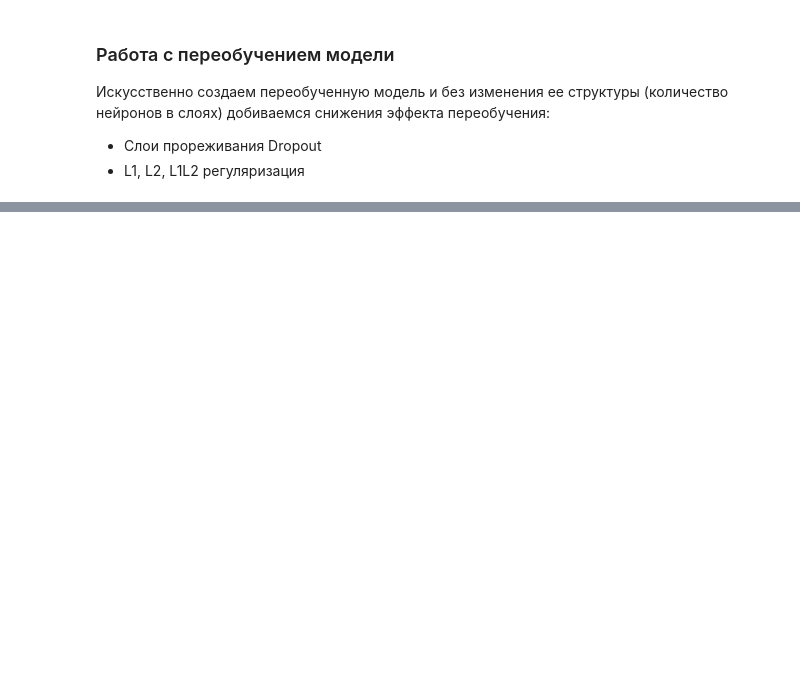
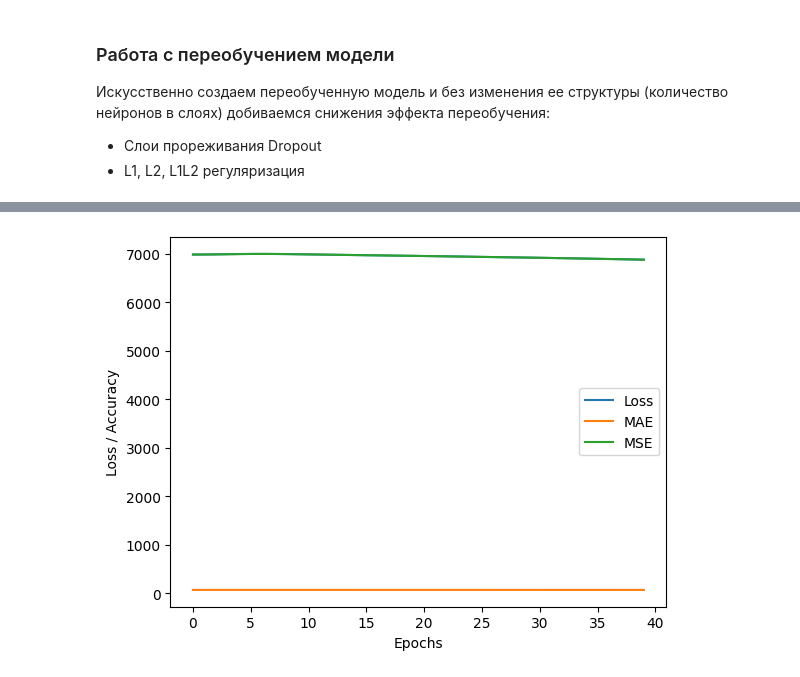
Before and after one commit to YLysov0017/PETUXON, a Jupyter notebook: ML_2026_1.ipynb, the cells around one changed output, grey strips where cells are left out. Drawn from its saved outputs; the diff is of its cells as text; code cells hidden in the pictures; blank space fills up the shorter version.

```diff
--- a/ML_2026_1.ipynb
+++ b/ML_2026_1.ipynb
@@ -312,0 +229,25 @@ plt.show()
+# %%
+from sklearn.preprocessing import MinMaxScaler
+
+ds = pd.read_csv('/content/regress08.csv')
+
+x = ds[['V1', 'V2', 'V3', 'V4']]
+y = ds['Target']
+
+scaler = MinMaxScaler()
+xNorm = scaler.fit_transform(x)
+
+xTrain, xTest, yTrain, yTest = train_test_split( xNorm, y, train_size = 0.67)
+
+nn = Sequential( [
+    Input( shape = ( xNorm.shape[1],) ),
+    Dense( units = 64, activation = "relu" ),
+    Dense( units = 32, activation = "relu" ),
+    Dense( units = 16, activation = "relu" ),
+    Dense( units = 1 )
+] )
+
+nn.compile( loss = "mse",
+            optimizer = "adam", metrics = ["mae", "mse"] )
+# %%
+hist = nn.fit( xTrain, yTrain, epochs = 40, batch_size = 32, validation_split = 0.1 )
@@ -312,0 +272,11 @@ plt.show()
+# %%
+plt.plot( hist.history["loss"], label = "Loss" )
+plt.plot( hist.history["mae"], label = "MAE" )
+plt.plot( hist.history["mse"], label = "MSE" )
+
+plt.xlabel("Epochs")
+plt.ylabel("Loss / Accuracy")
+plt.legend()
+plt.show()
+# %% [output]
+[figure, added]
```
Also changed, not shown: parts of 36 cells of this notebook.
